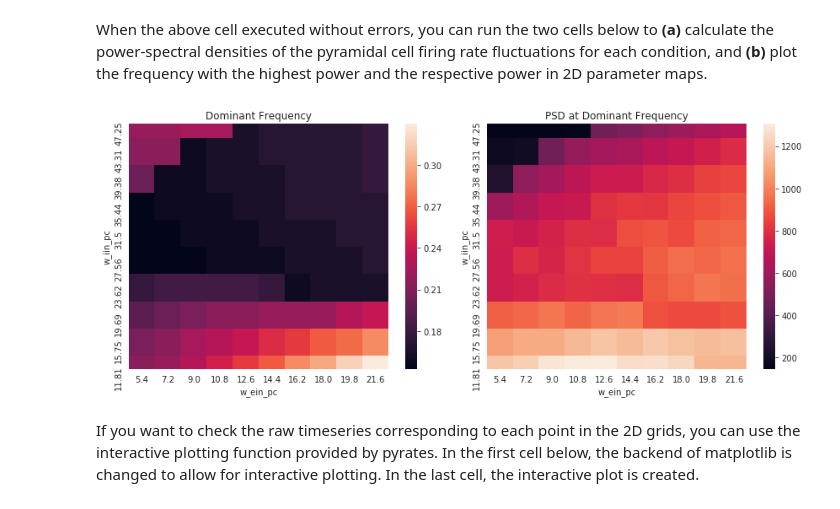
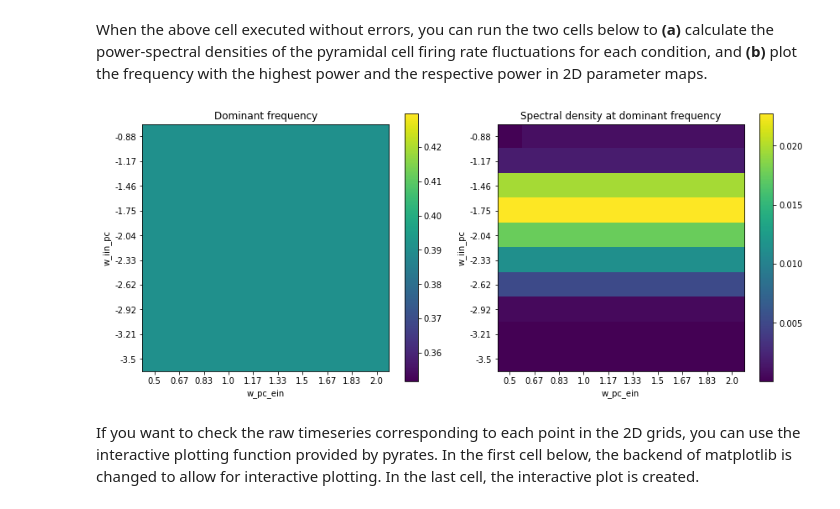
Before and after one commit to pyrates-neuroscience/PyRates, a Jupyter notebook: documentation/Solution_Build_Cortical_Microcircuit.ipynb, the cells around one changed output. Saved outputs shown, nothing was run; the diff lists cells and outputs as text; code cells hidden in the pictures.

```diff
--- a/documentation/Solution_Build_Cortical_Microcircuit.ipynb
+++ b/documentation/Solution_Build_Cortical_Microcircuit.ipynb
@@ -384,39 +419,56 @@ When the above cell executed without errors, you can run the two cells below to
 # NO TODO: Below the power spectral density is extracted
 ########################################################
 
-from pyrates.utility.data_analysis import fft
+from scipy.signal import welch
 
 # calculate power-spectral density of firing rate fluctuations
-max_freq = np.zeros((len(w_ein_pc), len(w_iin_pc)))
+max_freq = np.zeros((len(w_pc_ein), len(w_iin_pc)))
 max_pow = np.zeros_like(max_freq)
-for key in params.index:
-    freqs, power = fft(results[key], tmin=40.0)
-    idx_c = np.argwhere(w_ein_pc == params.loc[key, 'w_ep'])[0]
-    idx_r = np.argwhere(w_iin_pc == params.loc[key, 'w_ip'])[0]
+for key in params.columns.values:
+    freqs, power = welch(results.loc[:, key], fs=1/dts, nperseg=256)
+    idx_c = np.argwhere(w_pc_ein == params.loc['w_pe', key])[0]
+    idx_r = np.argwhere(w_iin_pc == params.loc['w_ip', key])[0]
     max_idx = np.argmax(power)
     max_freq[idx_r, idx_c] = freqs[max_idx]
     max_pow[idx_r, idx_c] = power[max_idx]
 # %%
 # NO TODO: Below the dominating frequency and its power are plotted
 ###################################################################
 
-from pyrates.utility.visualization import plot_connectivity
-
 # create 2D plots of maximum frequency and PSD for each parameter set
 fig, axes = plt.subplots(ncols=2, figsize=(12, 5))
-plot_connectivity(max_freq, xticklabels=np.round(w_ein_pc, decimals=2),
-                  yticklabels=np.round(w_iin_pc, decimals=2), ax=axes[0])
-axes[0].set_xlabel('w_ein_pc')
-axes[0].set_ylabel('w_iin_pc')
-axes[0].set_title('Dominant Frequency')
-plot_connectivity(max_pow, xticklabels=np.round(w_ein_pc, decimals=2),
-                  yticklabels=np.round(w_iin_pc, decimals=2), ax=axes[1])
-axes[1].set_xlabel('w_ein_pc')
-axes[1].set_ylabel('w_iin_pc')
-axes[1].set_title('PSD at Dominant Frequency')
+
+# define axis labels
+xlabels = np.round(w_pc_ein, decimals=2)
+ylabels = np.round(w_iin_pc, decimals=2)
+
+# max frequency
+ax = axes[0]
+cax = ax.imshow(max_freq, aspect='equal')
+ax.set_xticks(np.arange(0, max_freq.shape[1]))
+ax.set_yticks(np.arange(0, max_freq.shape[0]))
+ax.set_xticklabels(xlabels)
+ax.set_yticklabels(ylabels)
+ax.set_xlabel('w_pc_ein')
+ax.set_ylabel('w_iin_pc')
+ax.set_title('Dominant frequency')
+plt.colorbar(cax, ax=ax)
+
+# spectral density
+ax = axes[1]
+cax = ax.imshow(max_pow, aspect='equal')
+ax.set_xticks(np.arange(0, max_pow.shape[1]))
+ax.set_yticks(np.arange(0, max_pow.shape[0]))
+ax.set_xticklabels(xlabels)
+ax.set_yticklabels(ylabels)
+ax.set_xlabel('w_pc_ein')
+ax.set_ylabel('w_iin_pc')
+ax.set_title('Spectral density at dominant frequency')
+plt.colorbar(cax, ax=ax)
+
 plt.tight_layout()
 # %% [output]
-[figure, old version]
+[figure, new version]
 # %% [markdown]
 If you want to check the raw timeseries corresponding to each point in the 2D grids, you can use the interactive plotting function provided by pyrates. In the first cell below, the backend of matplotlib is changed to allow for interactive plotting. In the last cell, the interactive plot is created.
 # %%
```
Also changed, not shown: parts of 18 cells of this notebook, 23 other files.
